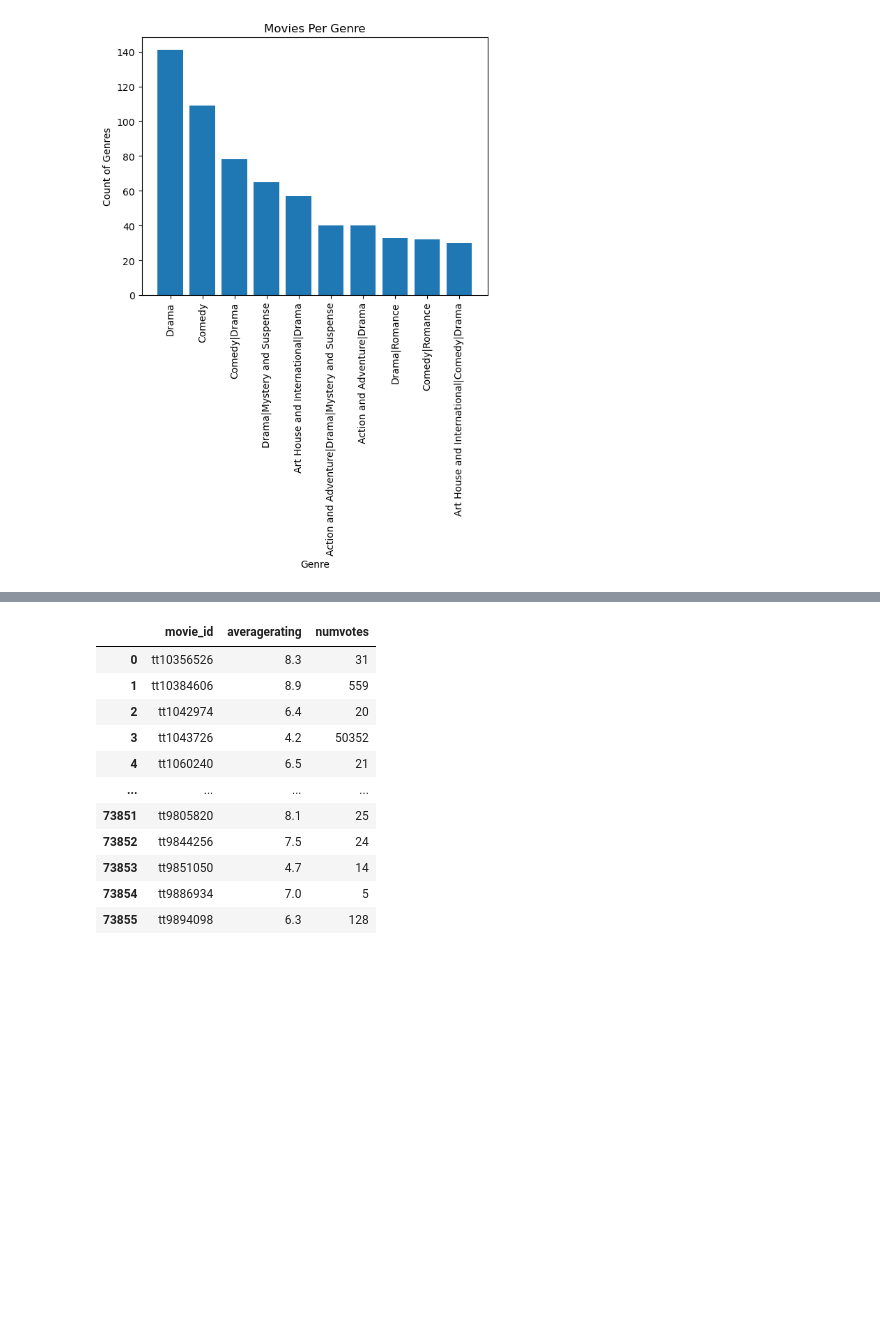
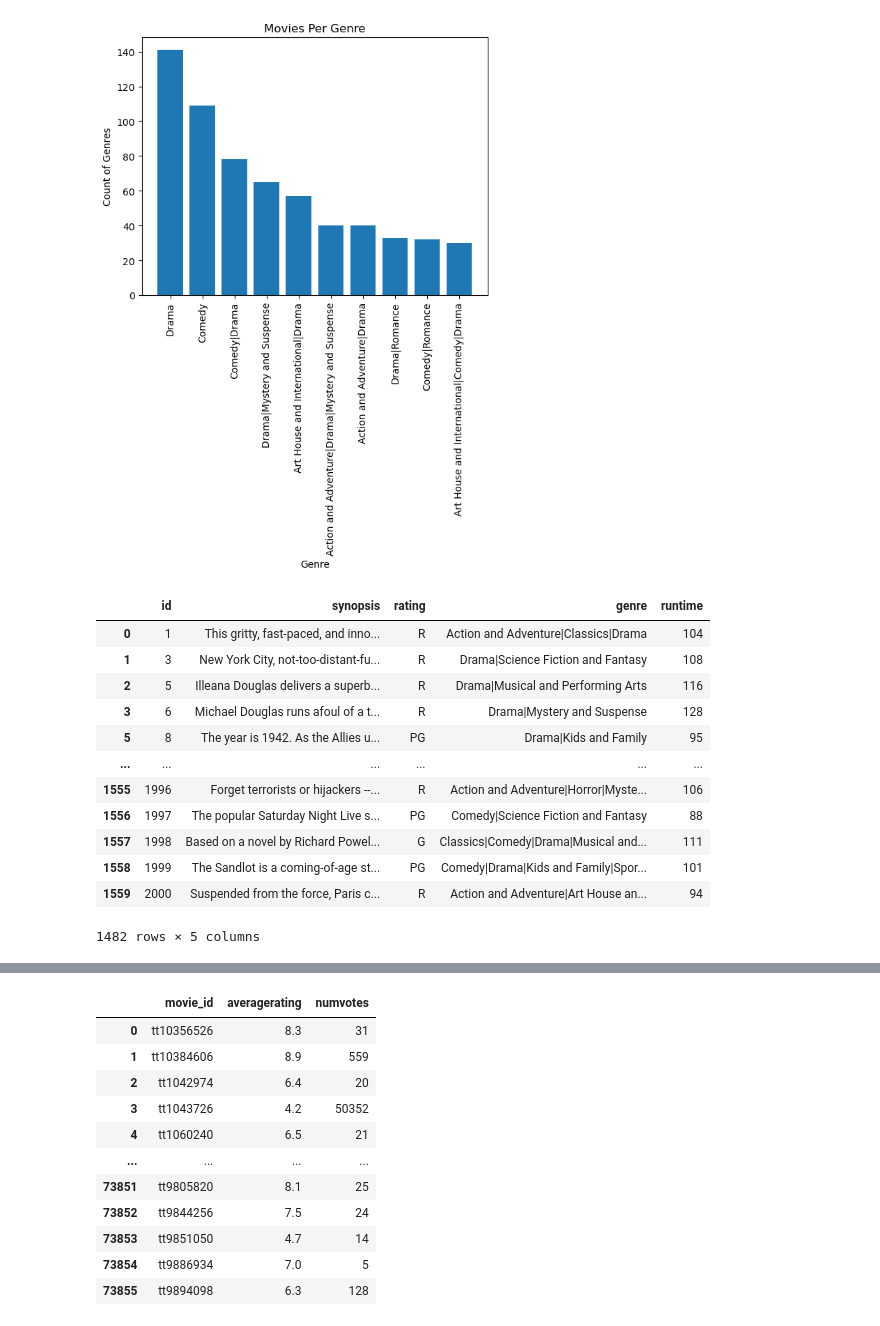
Before and after one commit to jgatharia/DS_Phase_1_Project, a Jupyter notebook: index.ipynb, the cells around one changed output, grey strips where cells are left out. Cells and saved outputs as stored; diff of their text form; code cells hidden in the pictures; blank space fills up the shorter version.

```diff
--- a/index.ipynb
+++ b/index.ipynb
@@ -493,3 +493,21 @@ ax.set_title('Movies Per Genre');
 plt.show()
 # %% [output]
 [figure]
+# %%
+#changed the runtime column from object to integer so as to calculate the statistical analysis.
+movie_rating_cleaned['runtime'] = movie_rating_cleaned['runtime'].str.replace('minutes', '').astype(int)
+movie_rating_cleaned
+# %% [output]
+|  | id | synopsis | rating | genre | runtime |
+| 0 | 1 | This gritty, fast-paced, and inno... | R | Action and Adventure|Classics|Drama | 104 |
+| 1 | 3 | New York City, not-too-distant-fu... | R | Drama|Science Fiction and Fantasy | 108 |
+| 2 | 5 | Illeana Douglas delivers a superb... | R | Drama|Musical and Performing Arts | 116 |
+| 3 | 6 | Michael Douglas runs afoul of a t... | R | Drama|Mystery and Suspense | 128 |
+| 5 | 8 | The year is 1942. As the Allies u... | PG | Drama|Kids and Family | 95 |
+| ... | ... | ... | ... | ... | ... |
+| 1555 | 1996 | Forget terrorists or hijackers --... | R | Action and Adventure|Horror|Myste... | 106 |
+| 1556 | 1997 | The popular Saturday Night Live s... | PG | Comedy|Science Fiction and Fantasy | 88 |
+| 1557 | 1998 | Based on a novel by Richard Powel... | G | Classics|Comedy|Drama|Musical and... | 111 |
+| 1558 | 1999 | The Sandlot is a coming-of-age st... | PG | Comedy|Drama|Kids and Family|Spor... | 101 |
+| 1559 | 2000 | Suspended from the force, Paris c... | R | Action and Adventure|Art House an... | 94 |
+1482 rows × 5 columns
```
Also changed, not shown: parts of 4 cells of this notebook.
